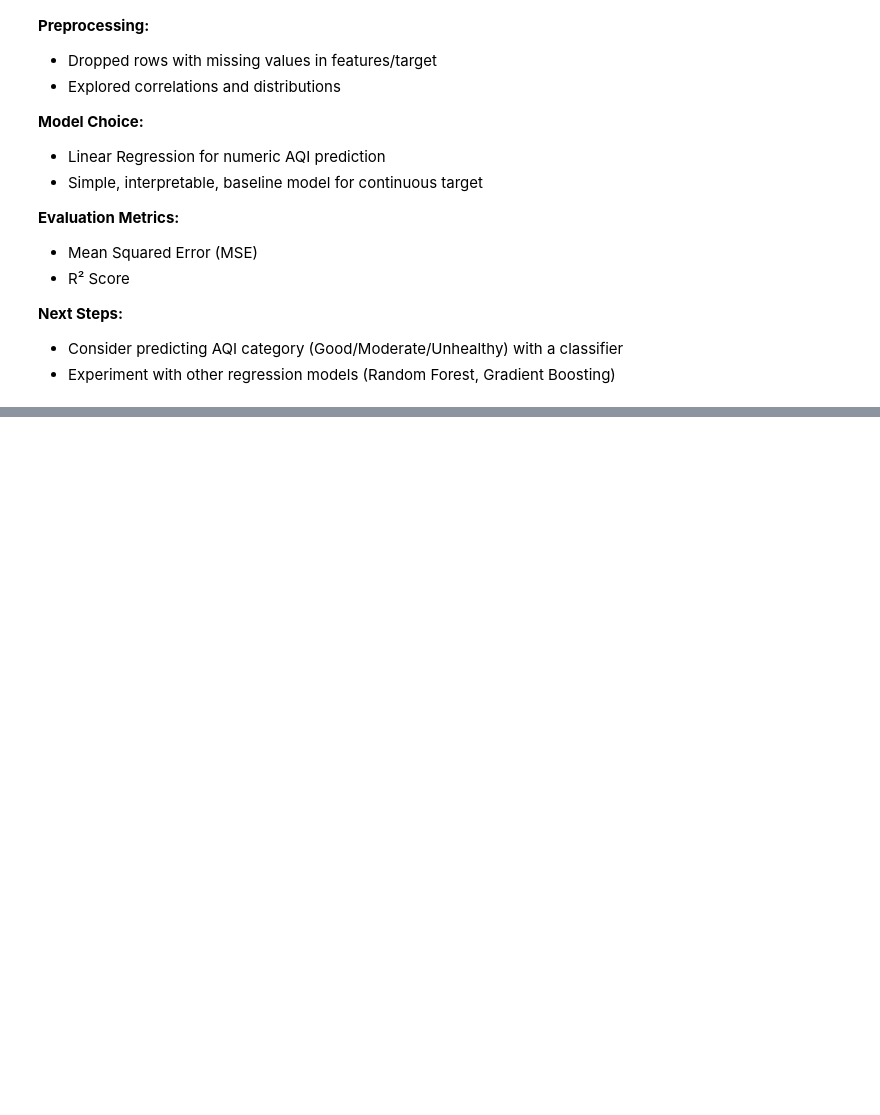
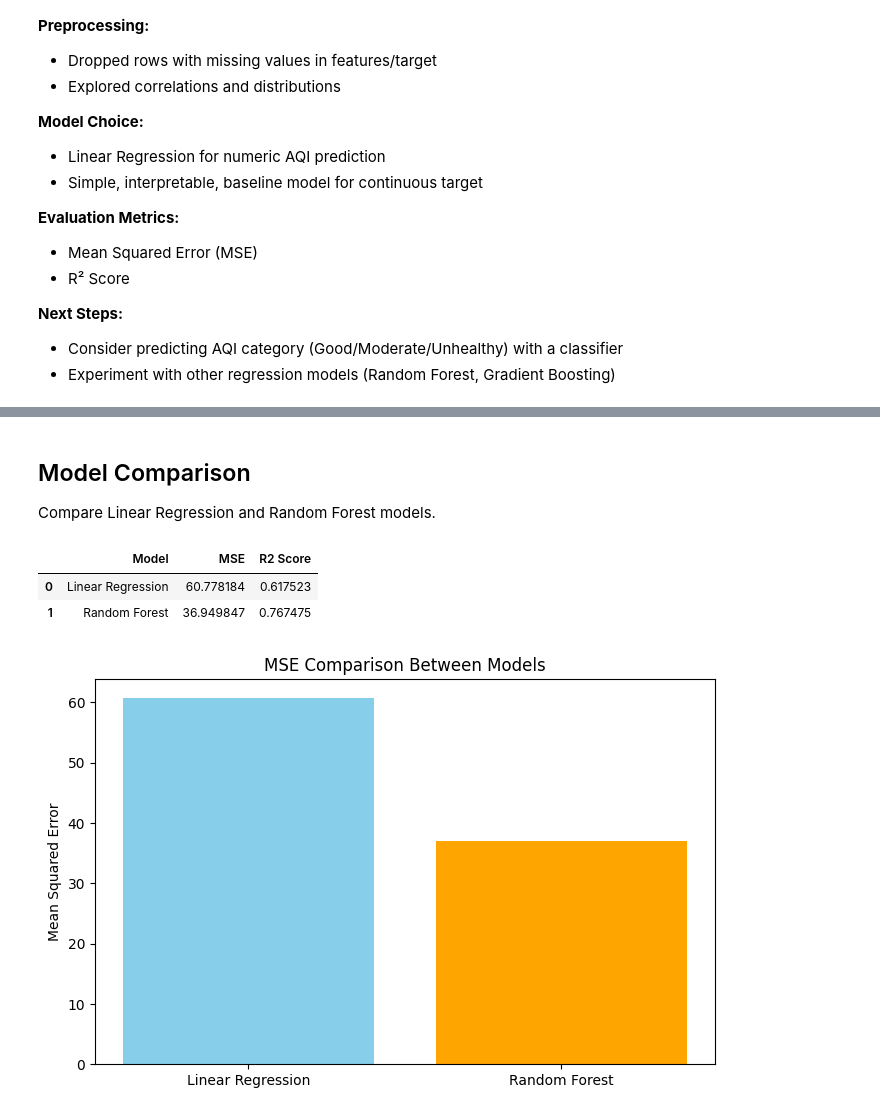
Before and after one commit to ZohaibAfzal295/air-quality-analysis, a Jupyter notebook: notebooks/first_model.ipynb, the cells around one changed output, grey strips where cells are left out. Cells and saved outputs as stored; diff of their text form; code cells hidden in the pictures; blank space fills up the shorter version.

```diff
--- a/notebooks/first_model.ipynb
+++ b/notebooks/first_model.ipynb
@@ -167,0 +205,23 @@ plt.show()
+# %% [markdown]
+## Model Comparison
+Compare Linear Regression and Random Forest models.
+# %%
+comparison = pd.DataFrame({
+    "Model": ["Linear Regression", "Random Forest"],
+    "MSE": [mse, rf_mse],
+    "R2 Score": [r2, rf_r2]
+})
+
+comparison
+# %% [output]
+|  | Model | MSE | R2 Score |
+| 0 | Linear Regression | 60.778184 | 0.617523 |
+| 1 | Random Forest | 36.949847 | 0.767475 |
+# %%
+plt.figure(figsize=(8,5))
+plt.bar(comparison["Model"], comparison["MSE"], color=['skyblue', 'orange'])
+plt.ylabel("Mean Squared Error")
+plt.title("MSE Comparison Between Models")
+plt.show()
+# %% [output]
+[figure, added]
```
Also changed, not shown: parts of 8 cells of this notebook.
